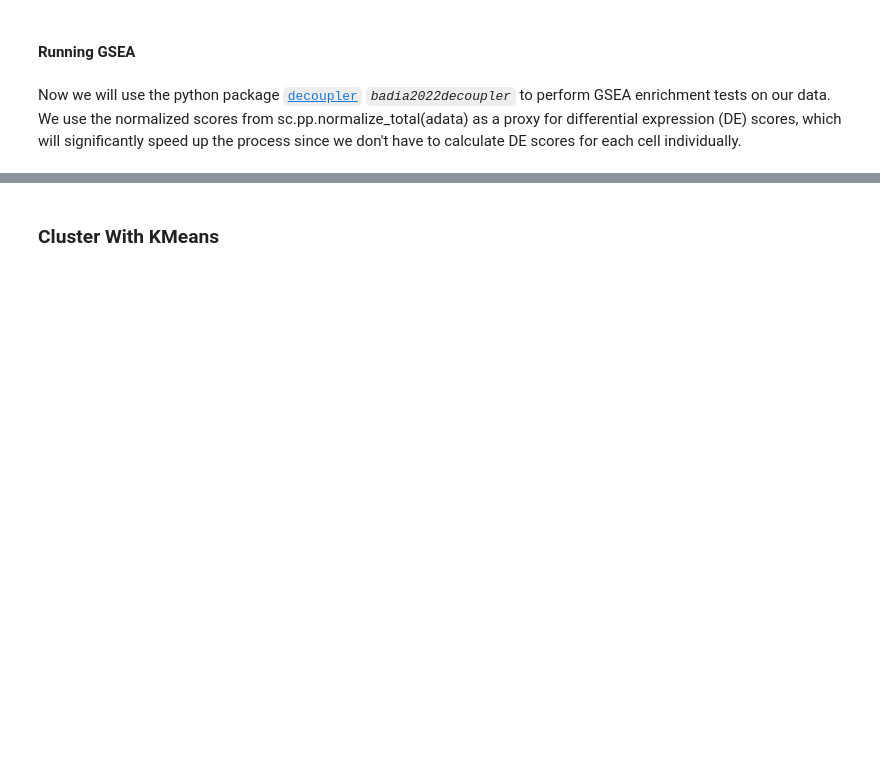
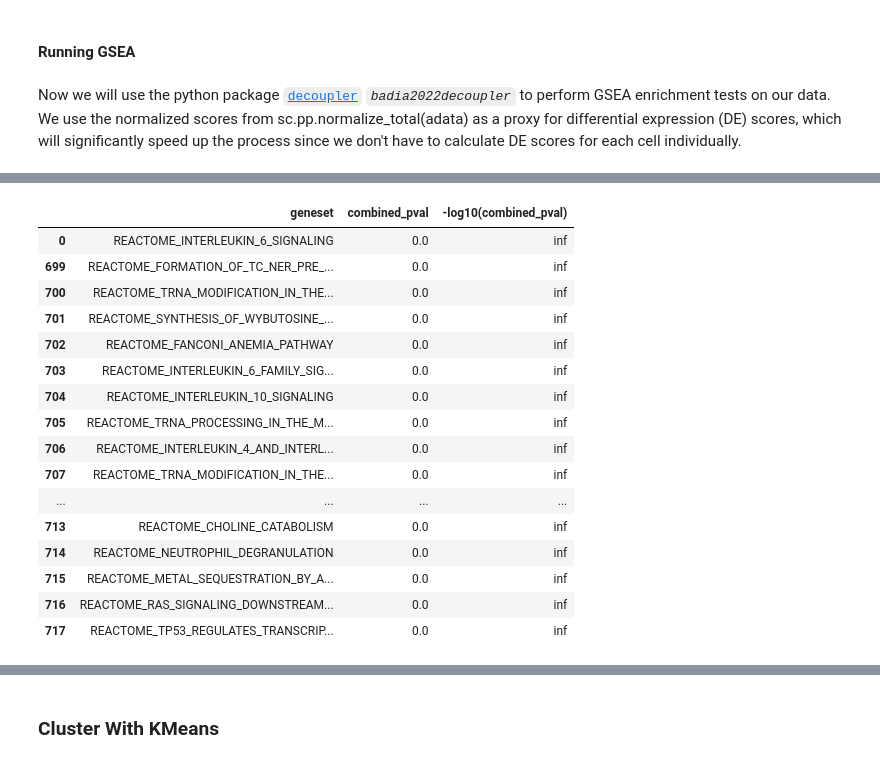
Before and after one commit to zurkin1/PathSingle, a Jupyter notebook: pathsingle/bench_pbmc_shap.ipynb, the cells around one changed output, grey strips where cells are left out. Cells and saved outputs as stored; diff of their text form; code cells hidden in the pictures; blank space fills up the shorter version.

```diff
--- a/pathsingle/bench_pbmc_shap.ipynb
+++ b/pathsingle/bench_pbmc_shap.ipynb
@@ -188,0 +230,20 @@ np.save('./data/gsea_results_matrix.npy', gsea_results_matrix)
+# %%
+top_gene_sets
+# %% [output]
+|  | geneset | combined_pval | -log10(combined_pval) |
+| 0 | REACTOME_INTERLEUKIN_6_SIGNALING | 0.0 | inf |
+| 699 | REACTOME_FORMATION_OF_TC_NER_PRE_... | 0.0 | inf |
+| 700 | REACTOME_TRNA_MODIFICATION_IN_THE... | 0.0 | inf |
+| 701 | REACTOME_SYNTHESIS_OF_WYBUTOSINE_... | 0.0 | inf |
+| 702 | REACTOME_FANCONI_ANEMIA_PATHWAY | 0.0 | inf |
+| 703 | REACTOME_INTERLEUKIN_6_FAMILY_SIG... | 0.0 | inf |
+| 704 | REACTOME_INTERLEUKIN_10_SIGNALING | 0.0 | inf |
+| 705 | REACTOME_TRNA_PROCESSING_IN_THE_M... | 0.0 | inf |
+| 706 | REACTOME_INTERLEUKIN_4_AND_INTERL... | 0.0 | inf |
+| 707 | REACTOME_TRNA_MODIFICATION_IN_THE... | 0.0 | inf |
+| ... | ... | ... | ... |
+| 713 | REACTOME_CHOLINE_CATABOLISM | 0.0 | inf |
+| 714 | REACTOME_NEUTROPHIL_DEGRANULATION | 0.0 | inf |
+| 715 | REACTOME_METAL_SEQUESTRATION_BY_A... | 0.0 | inf |
+| 716 | REACTOME_RAS_SIGNALING_DOWNSTREAM... | 0.0 | inf |
+| 717 | REACTOME_TP53_REGULATES_TRANSCRIP... | 0.0 | inf |
```
Also changed, not shown: parts of 8 cells of this notebook, 1 other file.
